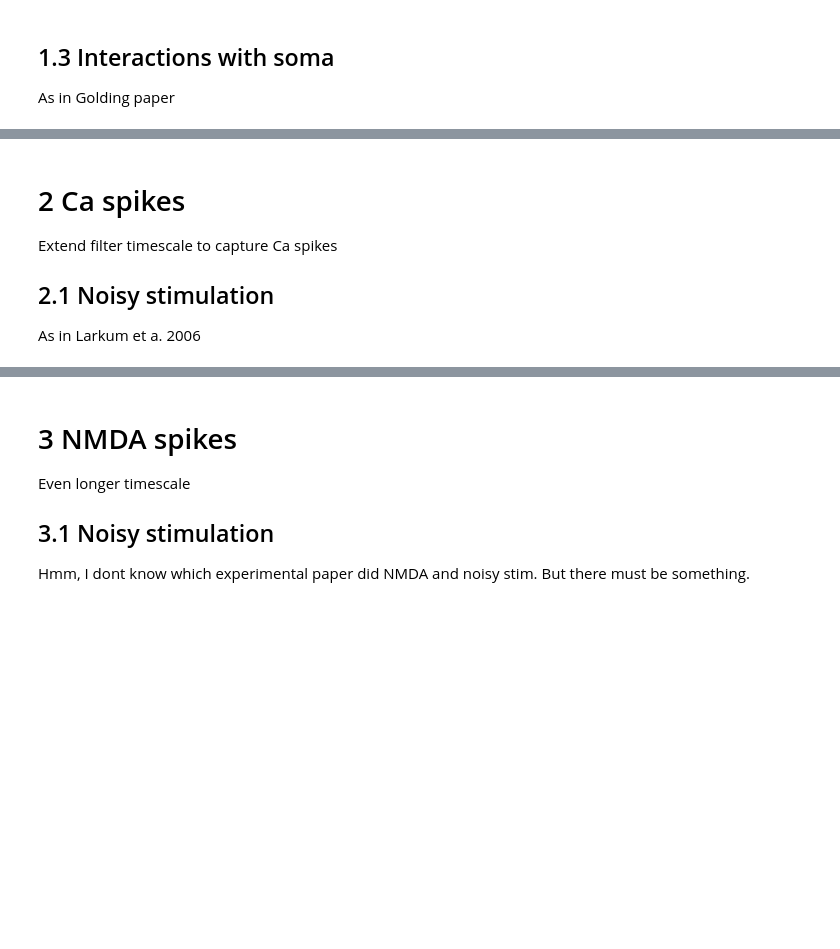
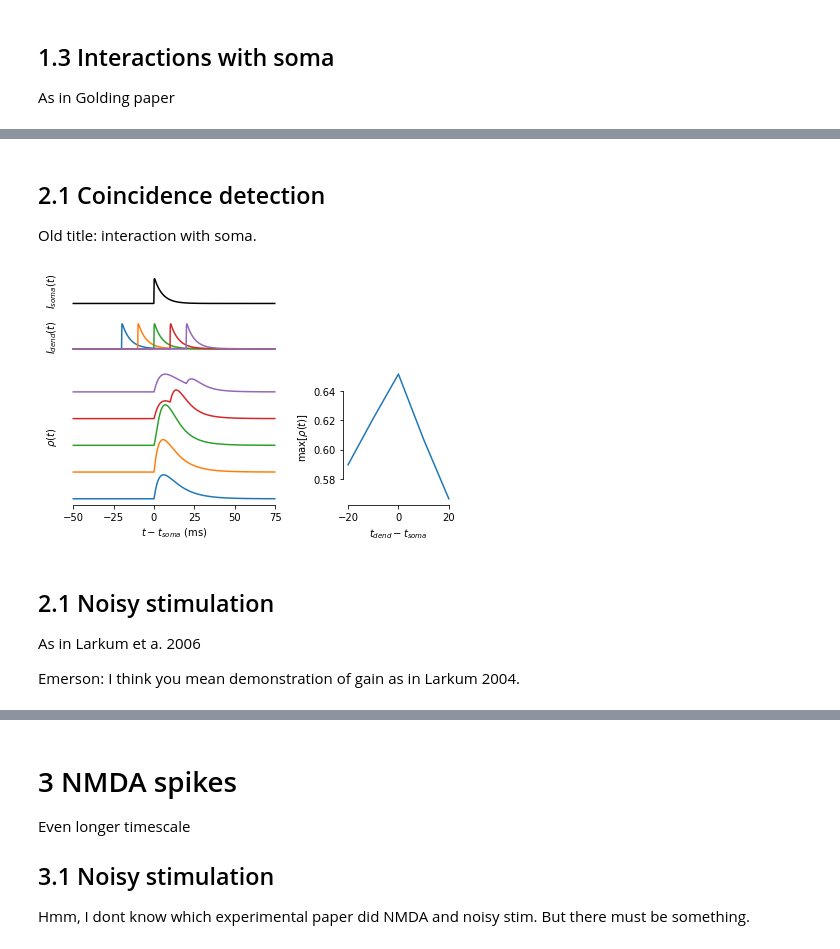
Before and after one commit to nauralcodinglab/linear-nonlinear-dendrites, a Jupyter notebook: LNL_Notes.ipynb, the cells around one changed output, grey strips where cells are left out. Saved outputs shown, nothing was run; the diff lists cells and outputs as text; code cells hidden in the pictures; blank space fills up the shorter version.

Commit message:
Dendritic calcium spike coincidence detection and gain modulation

```diff
--- a/LNL_Notes.ipynb
+++ b/LNL_Notes.ipynb
@@ -140,8 +182,69 @@ As in Golding paper
+# %%
+larkum_model = get_larkum_model(DesignExponentialFilter(pars, 10)[0], DesignExponentialFilter(pars, 10)[0], 1)
+# %%
+synaptic_kernel = st.BiexponentialSynapticKernel(1, 0.1, 5, duration=25., dt=pars['dt'])
+
+def delayed_pulse(delay: float, total_duration: float = 125.) -> st.ConvolvedStimulus:
+    """Create ConvolvedStimulus containing a synaptic pulse with a delayed start."""
+    pulse_time = np.zeros(int(total_duration / pars['dt'] - 0.5))
+    pulse_time[int(delay / pars['dt'] - 0.5)] = 1.
+    pulse = st.ConvolvedStimulus(0, synaptic_kernel)
+    pulse.generate(pulse_time, pars['dt'])
+    return pulse
+# %% [markdown]
+## 2.1 Coincidence detection
+
+Old title: interaction with soma.
+# %%
+somatic_pulse_time = 50.
+somatic_input = delayed_pulse(somatic_pulse_time)
+
+fig_grid = gs.GridSpec(3, 2, height_ratios=[0.2, 0.2, 1], width_ratios=[1, 0.5])
+
+plt.subplot(fig_grid[0, 0])
+somatic_input.plot(color='k', label='Somatic input')
+pltools.hide_border()
+plt.ylabel('$I_{soma}(t)$')
+plt.xlabel('')
+
+input_ax = plt.subplot(fig_grid[1, 0])
+pltools.hide_border()
+
+output_ax = plt.subplot(fig_grid[2, 0])
+output_ax.set_ylabel('$\\rho(t)$')
+
+max_responses = []
+for i, delay in enumerate(np.arange(30, 75, 10)):
+    dend_pulse = delayed_pulse(delay)
+    dend_pulse.plot(ax=input_ax)
+
+    response = larkum_model(somatic_input.command.flatten(), 5 * dend_pulse.command.flatten())
+    max_responses.append((delay - somatic_pulse_time, response.max()))
+    output_ax.plot(
+        somatic_input.time_supp - somatic_pulse_time,
+        i * 0.1 + response
+    )
+
+# Set axis labels for traces.
+input_ax.set_xlabel('')
+input_ax.set_ylabel('$I_{dend}(t)$')
+output_ax.set_xlabel('$t - t_{soma}$ (ms)')
+pltools.hide_border('trl', trim=True, ax=output_ax)
+
+max_responses = np.array(max_responses)
+
+plt.subplot(fig_grid[2, 1])
+plt.plot(max_responses[:, 0], max_responses[:, 1])
+plt.xlabel('$t_{dend} - t_{soma}$')
+plt.ylabel('$\\mathrm{max}[\\rho(t)]$')
+pltools.hide_border('tr', trim=True)
+
+plt.tight_layout()
+# %% [output]
+[figure, added]
 # %% [markdown]
-# 2 Ca spikes
-
-Extend filter timescale to capture Ca spikes
-
 ## 2.1 Noisy stimulation
 
 As in Larkum et a. 2006
+
+Emerson: I think you mean demonstration of gain as in Larkum 2004.
```
Also changed, not shown: parts of 5 cells of this notebook, 1 other file.
